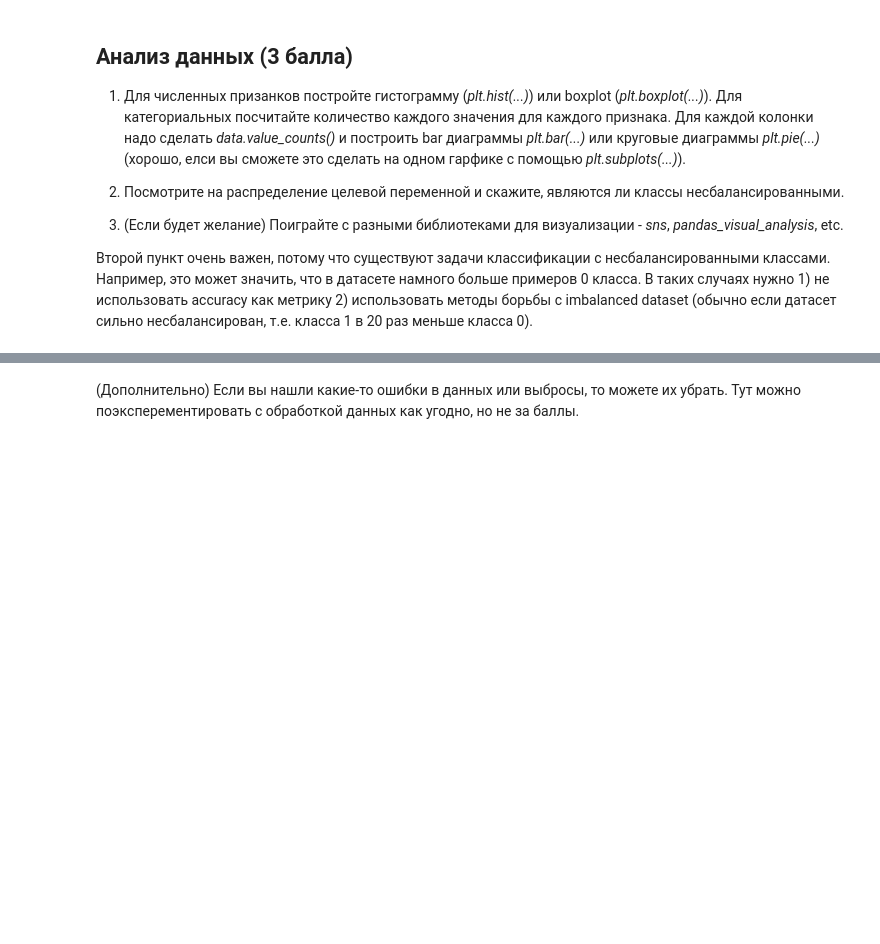
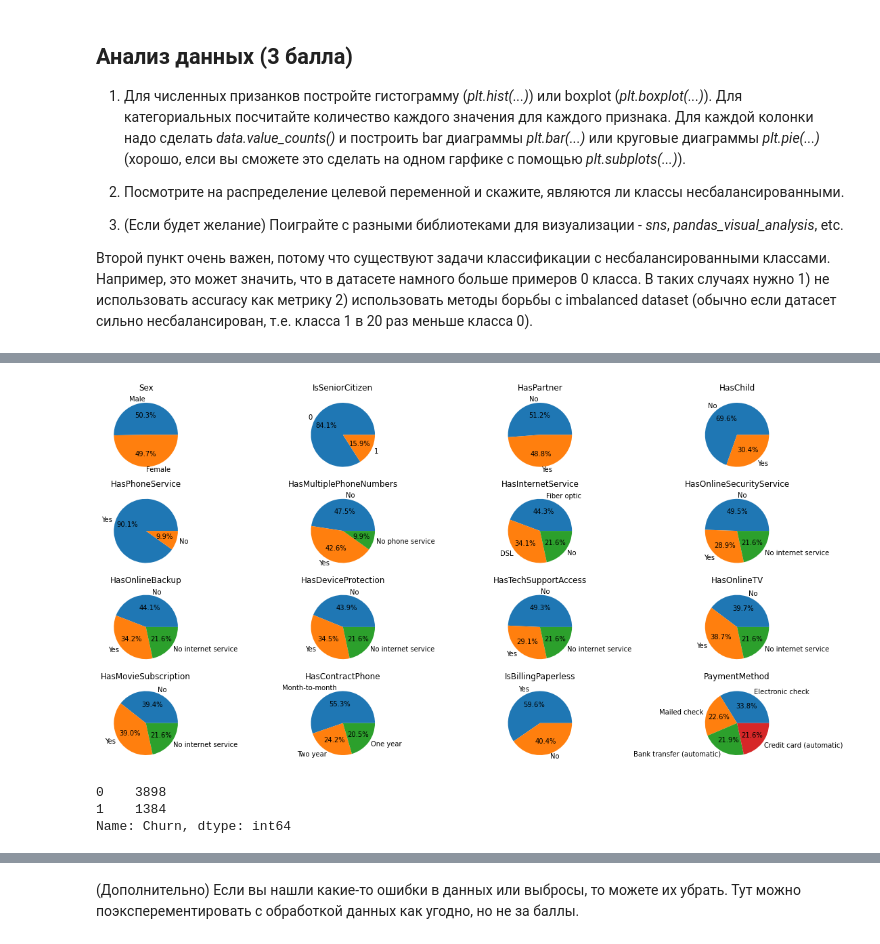
Before and after one commit to locacazador/DLS, a Jupyter notebook: homeworks/hw3_kaggle/Baseline.ipynb, the cells around one changed output, grey strips where cells are left out. Cells and saved outputs as stored; diff of their text form; code cells hidden in the pictures; blank space fills up the shorter version.

```diff
--- a/homeworks/hw3_kaggle/Baseline.ipynb
+++ b/homeworks/hw3_kaggle/Baseline.ipynb
@@ -201,0 +220,19 @@ target_col = 'Churn'
+# %%
+# Выпишим value_counts для каждой категориальной фичи
+fig,axes = plt.subplots(4,4,figsize = (20,10))
+axes = axes.flatten() # чтобы избежать указания двух индексов, то есть преобразуем в одномерный массив
+for index, cat in enumerate(cat_cols):
+    tmp_pandas_list_values_counts = data[cat].value_counts()
+    #axes[index].bar(x= tmp_pandas_list_values.index, height = tmp_pandas_list_values.values)
+    axes[index].pie(x = tmp_pandas_list_values_counts.values, labels = tmp_pandas_list_values_counts.index,
+                   autopct = '%1.1f%%')
+    axes[index].title.set_text(cat)
+# %% [output]
+[figure, added]
+# %%
+# Посмотрим на баланс классов в целевой переменной. Очевидно, что классы несбалансированы.
+data.Churn.value_counts()
+# %% [output]
+0    3898
+1    1384
+Name: Churn, dtype: int64
```
Also changed, not shown: parts of 55 cells of this notebook, 7 other files.
